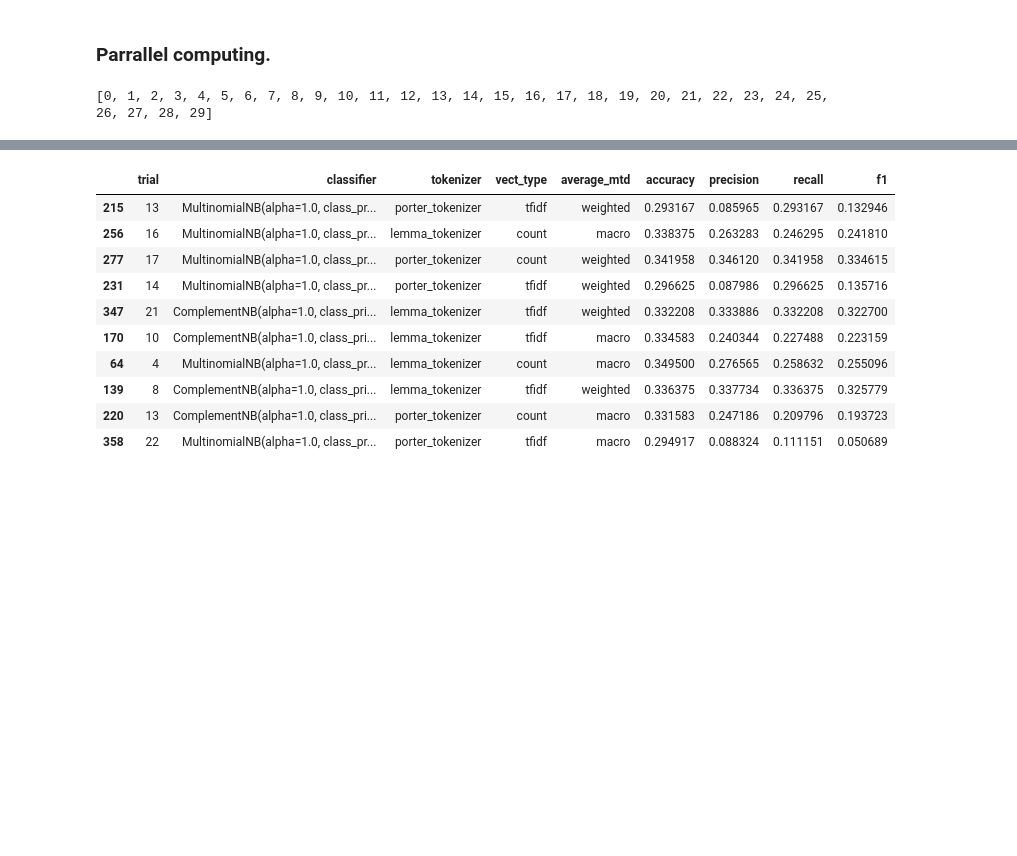
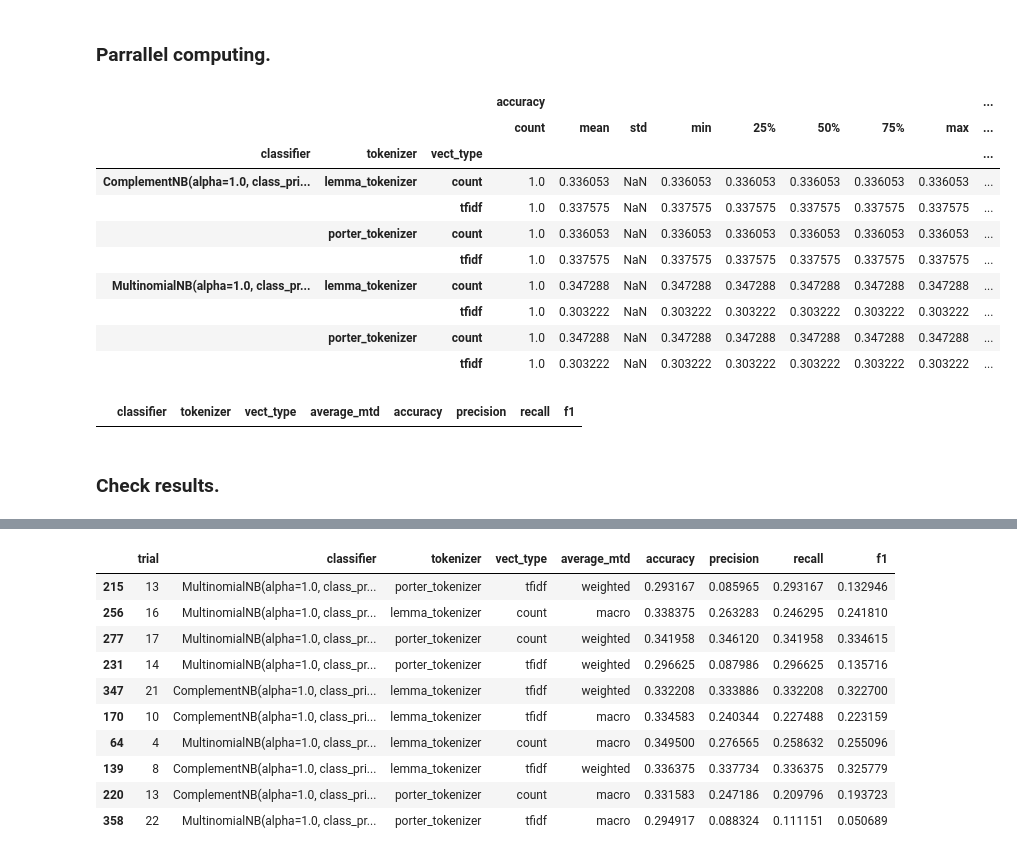
Before and after one commit to ma-ji/npo_classifier, a Jupyter notebook: script/classification_algorithms/NB_RF_broad_cat.ipynb, the cells around one changed output, grey strips where cells are left out. Drawn from its saved outputs; the diff is of its cells as text; code cells hidden in the pictures; blank space fills up the shorter version.

Commit message:
checking NB/RF; using universal files

```diff
--- a/script/classification_algorithms/NB_RF_broad_cat.ipynb
+++ b/script/classification_algorithms/NB_RF_broad_cat.ipynb
@@ -74,24 +73,3 @@ VIII     695
 Name: EIN, dtype: int64
 # %% [markdown]
 ### Parrallel computing.
-# %%
-import ipyparallel as ipp
-c = ipp.Client()
-print(c.ids)
-dview = c[:]
-# %% [output]
-[0, 1, 2, 3, 4, 5, 6, 7, 8, 9, 10, 11, 12, 13, 14, 15, 16, 17, 18, 19, 20, 21, 22, 23, 24, 25, 26, 27, 28, 29]
-# %%
-dview.execute('from sklearn import model_selection, preprocessing, naive_bayes, metrics')
-dview.execute('from sklearn.feature_extraction.text import TfidfVectorizer, CountVectorizer')
-dview.execute('from sklearn import decomposition, ensemble')
-dview.execute('from nltk.stem import PorterStemmer')
-dview.execute('from nltk import word_tokenize')
-dview.execute('from nltk.stem import WordNetLemmatizer')
-dview.execute('from nltk.corpus import wordnet')
-dview.execute('import pandas as pd')
-dview.execute('import nltk')
-dview.execute('from sklearn.model_selection import train_test_split')
-dview['df_train']=df_train
-dview['df_performance']=pd.DataFrame(columns=['trial', 'classifier', 'tokenizer', 'vect_type', 'average_mtd',
-                                              'accuracy', 'precision', 'recall', 'f1'])
@@ -98,2 +188,17 @@ dview['df_performance']=pd.DataFrame(columns=['trial', 'classifier', 'tokenizer'
+# %%
+df_performance=pd.concat(dview.gather('df_performance'), ignore_index=True)
+df_performance[df_performance.average_mtd=='macro'].groupby(['classifier', 'tokenizer', 'vect_type']).describe()[['accuracy','f1']]
+# %% [output]
+|  |  |  | accuracy |  |  |  |  |  |  |  | ... |
+|  |  |  | count | mean | std | min | 25% | 50% | 75% | max | ... |
+| classifier | tokenizer | vect_type |  |  |  |  |  |  |  |  | ... |
+| ComplementNB(alpha=1.0, class_pri... | lemma_tokenizer | count | 1.0 | 0.336053 | NaN | 0.336053 | 0.336053 | 0.336053 | 0.336053 | 0.336053 | ... |
+|  |  | tfidf | 1.0 | 0.337575 | NaN | 0.337575 | 0.337575 | 0.337575 | 0.337575 | 0.337575 | ... |
+|  | porter_tokenizer | count | 1.0 | 0.336053 | NaN | 0.336053 | 0.336053 | 0.336053 | 0.336053 | 0.336053 | ... |
+|  |  | tfidf | 1.0 | 0.337575 | NaN | 0.337575 | 0.337575 | 0.337575 | 0.337575 | 0.337575 | ... |
+| MultinomialNB(alpha=1.0, class_pr... | lemma_tokenizer | count | 1.0 | 0.347288 | NaN | 0.347288 | 0.347288 | 0.347288 | 0.347288 | 0.347288 | ... |
+|  |  | tfidf | 1.0 | 0.303222 | NaN | 0.303222 | 0.303222 | 0.303222 | 0.303222 | 0.303222 | ... |
+|  | porter_tokenizer | count | 1.0 | 0.347288 | NaN | 0.347288 | 0.347288 | 0.347288 | 0.347288 | 0.347288 | ... |
+|  |  | tfidf | 1.0 | 0.303222 | NaN | 0.303222 | 0.303222 | 0.303222 | 0.303222 | 0.303222 | ... |
 # %%
 @dview.parallel(block=True)
@@ -207,0 +308,7 @@ for classifier in [naive_bayes.MultinomialNB(), naive_bayes.ComplementNB()]:
+# %%
+df_performance=pd.concat(dview.gather('df_performance'), ignore_index=True)
+df_performance
+# %% [output]
+|  | classifier | tokenizer | vect_type | average_mtd | accuracy | precision | recall | f1 |
+# %% [markdown]
+### Check results.
```
Also changed, not shown: parts of 15 cells of this notebook, 1 other file.
